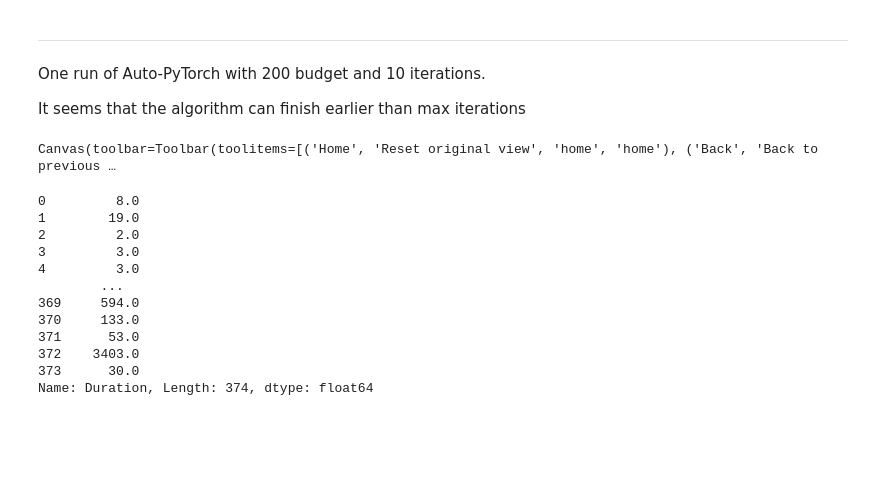
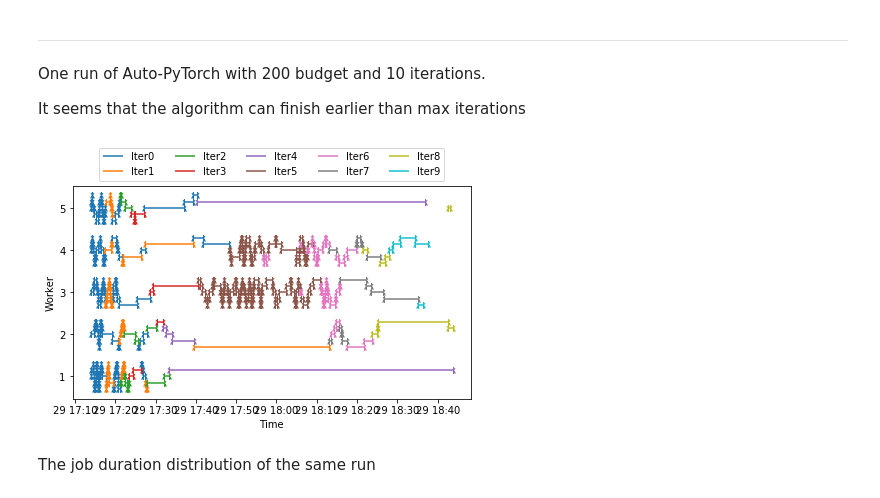
Before and after one commit to jaywonchung/ngpus-profile, a Jupyter notebook: scripts/ana.ipynb, the cells around one changed output. Drawn from its saved outputs; the diff is of its cells as text; code cells hidden in the pictures; blank space fills up the shorter version.

```diff
--- a/scripts/ana.ipynb
+++ b/scripts/ana.ipynb
@@ -67,27 +103,15 @@ total['StartTime'] = pd.to_datetime(total.StartTime)
 total['EndTime'] = pd.to_datetime(total.EndTime)
 total = total.reset_index(drop=True)
 # %%
-fig, ax = plt.subplots()
+%matplotlib inline
+_, ax = vis.subplots('One run of Auto-PyTorch with 200 budget and 10 iterations')
 vis.job_timeline(total.Node, total.StartTime, total.EndTime, groupby=total.Iter, label='Iter{key}', ax=ax)
-vis.figure_legend(fig, ncol=5)
+vis.legend(ax, ncol=5)
 # %% [output]
-Canvas(toolbar=Toolbar(toolitems=[('Home', 'Reset original view', 'home', 'home'), ('Back', 'Back to previous …
+[figure, added]
+# %% [markdown]
+The job duration distribution of the same run
 # %%
 total['Duration'] = total.EndTime - total.StartTime
 total['Duration'] = total.Duration.astype('timedelta64[s]')
-# %%
-total.Duration
-# %% [output]
-0         8.0
-1        19.0
-2         2.0
-3         3.0
-4         3.0
-        ...
-369     594.0
-370     133.0
-371      53.0
-372    3403.0
-373      30.0
-Name: Duration, Length: 374, dtype: float64
 # %%
```
Also changed, not shown: parts of 17 cells of this notebook, 3 other files.
